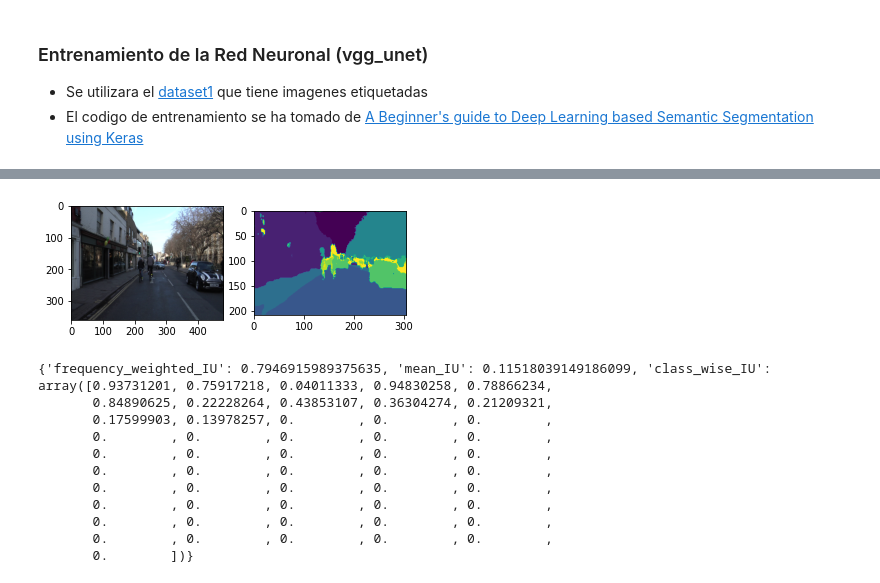
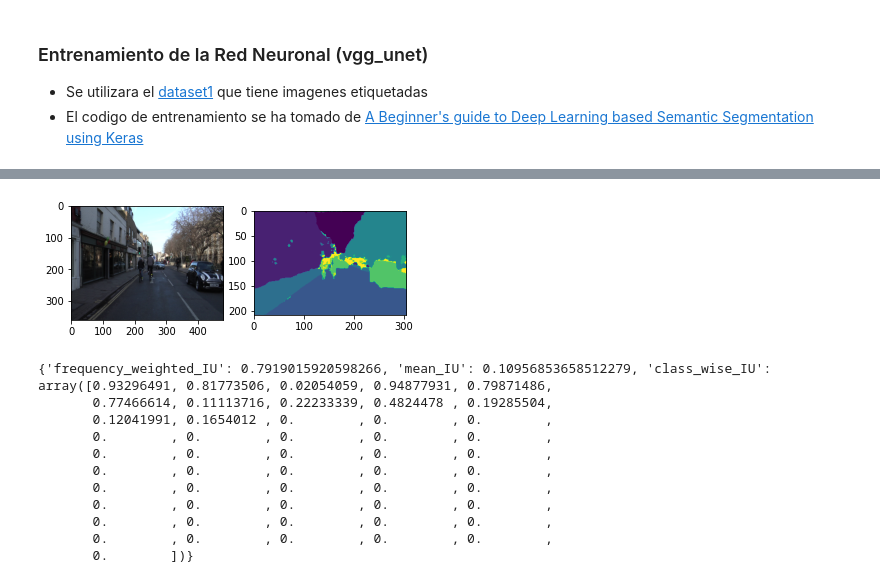
Before and after one commit to alexssanchez/unet-app-pucp, a Jupyter notebook: U_Net.ipynb, the cells around one changed output, grey strips where cells are left out. Drawn from its saved outputs; the diff is of its cells as text; code cells hidden in the pictures.

```diff
--- a/U_Net.ipynb
+++ b/U_Net.ipynb
@@ -124,8 +106,8 @@ model = vgg_unet(n_classes=51 ,  input_height=416, input_width=608  )
 model.train(
     train_images =  "dataset1/images_prepped_train/",
     train_annotations = "dataset1/annotations_prepped_train/",
-    checkpoints_path = "/tmp/vgg_unet_1" ,
-    epochs=10,
+    checkpoints_path = "/tmp/vgg_unet_ds1" ,
+    epochs=5,
     optimizer_name='adagrad' # adagrad, adadelta
 )
 # %% [output]
@@ -150,30 +143,30 @@ saved  /tmp/vgg_unet_1.9
 # %%
 # Probamos el modelo con una imagen
 import matplotlib.pyplot as plt
 out = model.predict_segmentation(
     inp="dataset1/images_prepped_test/0016E5_07965.png",
-    out_fname="/tmp/out.png"
+    out_fname="out2.png"
 )
 #Tomado de clase
 img2 = cv2.imread(r"dataset1/images_prepped_test/0016E5_07965.png")
 img2 = cv2.cvtColor(img2, cv2.COLOR_BGR2RGB)
 #plt.imshow(out)
 
 f = plt.figure()
 f.add_subplot(1,2, 1)
 plt.imshow(img2)
 f.add_subplot(1,2, 2)
 plt.imshow(out)
 plt.show(block=True)
 # %% [output]
-[figure, old version]
+[figure, new version]
 # %%
 # Evaluamos el modelo
 print(model.evaluate_segmentation( inp_images_dir="dataset1/images_prepped_test/"  , annotations_dir="dataset1/annotations_prepped_test/" ) )
 # %% [output]
-{'frequency_weighted_IU': 0.7946915989375635, 'mean_IU': 0.11518039149186099, 'class_wise_IU': array([0.93731201, 0.75917218, 0.04011333, 0.94830258, 0.78866234,
-       0.84890625, 0.22228264, 0.43853107, 0.36304274, 0.21209321,
-       0.17599903, 0.13978257, 0.        , 0.        , 0.        ,
+{'frequency_weighted_IU': 0.7919015920598266, 'mean_IU': 0.10956853658512279, 'class_wise_IU': array([0.93296491, 0.81773506, 0.02054059, 0.94877931, 0.79871486,
+       0.77466614, 0.11113716, 0.22233339, 0.4824478 , 0.19285504,
+       0.12041991, 0.1654012 , 0.        , 0.        , 0.        ,
        0.        , 0.        , 0.        , 0.        , 0.        ,
        0.        , 0.        , 0.        , 0.        , 0.        ,
        0.        , 0.        , 0.        , 0.        , 0.        ,
```
Also changed, not shown: parts of 13 cells of this notebook.
